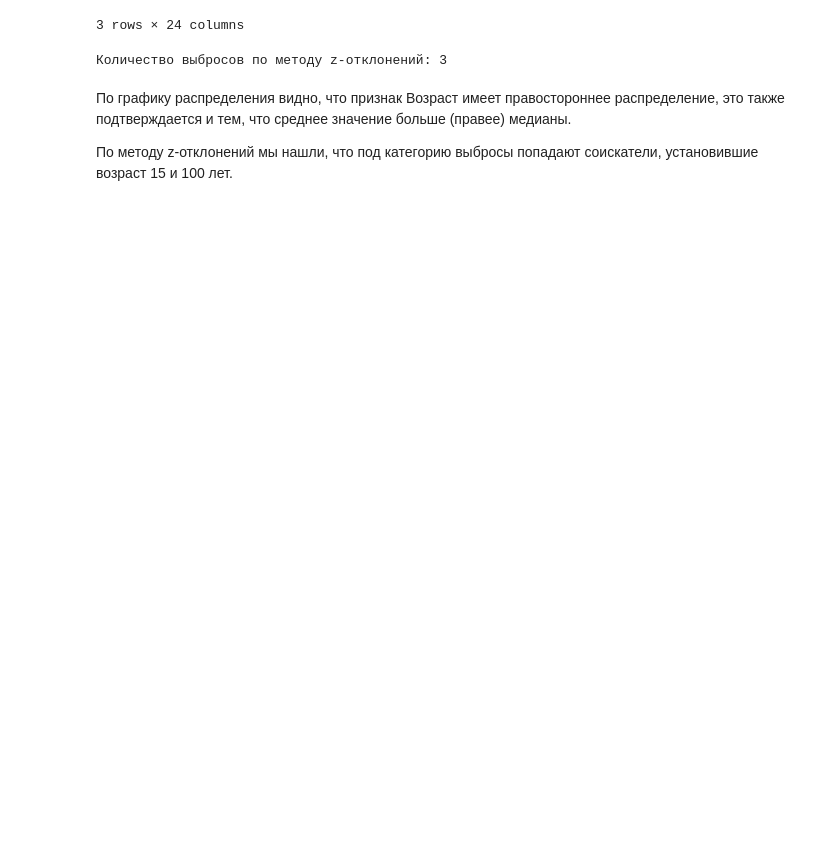
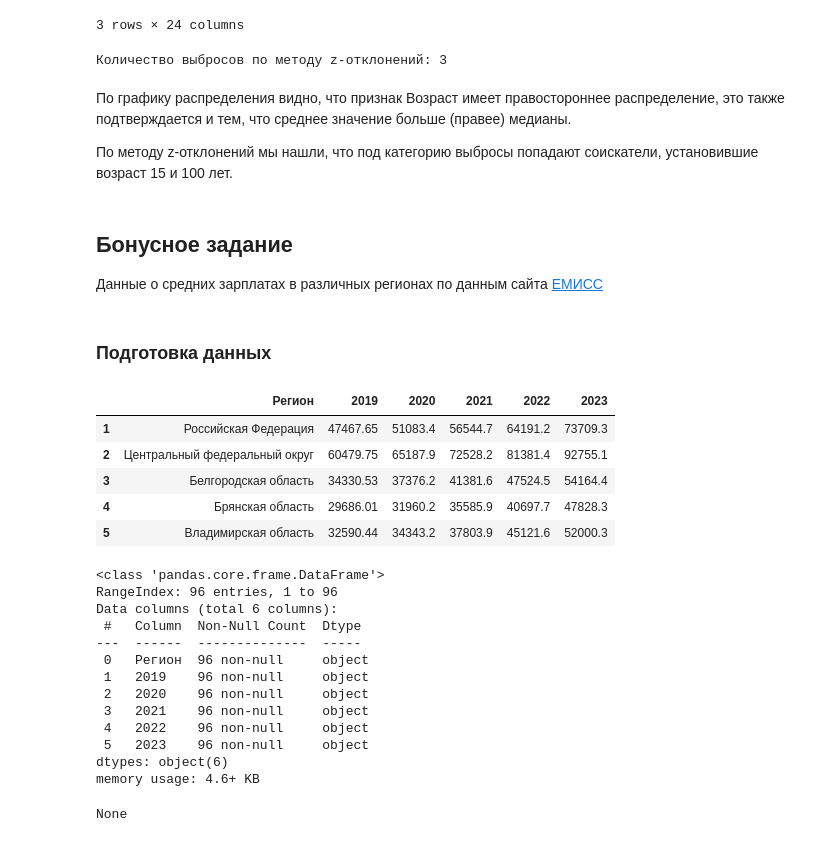
Before and after one commit to ekaterinakaz4255/Data_Analysis, a Jupyter notebook: Project-1. Ноутбук-шаблон.ipynb, the cells around one changed output. Cells and saved outputs as stored; diff of their text form; code cells hidden in the pictures; blank space fills up the shorter version.

Commit message:
Выполнено бонусное задание

```diff
--- a/Project-1. Ноутбук-шаблон.ipynb
+++ b/Project-1. Ноутбук-шаблон.ipynb
@@ -1005,3 +1005,53 @@ df_13.to_csv('Prepared_hh_dataset.csv')
 По графику распределения видно, что признак Возраст имеет правостороннее распределение, это также подтверждается и тем, что среднее значение больше (правее) медианы.
 
 По методу z-отклонений мы нашли, что под категорию выбросы попадают соискатели, установившие возраст 15 и 100 лет.
+# %% [markdown]
+## Бонусное задание
+
+Данные о средних зарплатах в различных регионах по данным сайта [ЕМИСС](https://www.fedstat.ru/indicator/57824)
+# %% [markdown]
+### Подготовка данных
+# %%
+# Загружаем датасет с данными по зарплатам по регионам
+
+mean_salary = pd.read_excel('data.xls', header=2)
+
+# Удаляем первый столбец, так как он не содержит для нас информативной информации
+mean_salary.drop(columns=mean_salary.columns[0], axis=1, inplace=True)
+
+# Вторая строка также не имеет смысла, так как содержит интервал месяцев январь-декабрь
+mean_salary.drop(index=0, inplace=True)
+
+# Переименовываем столбец
+mean_salary.rename(columns={'Unnamed: 1': "Регион"}, inplace=True)
+
+# Форматирование значений столбца "Регион" (убираем лишние пробелы)
+mean_salary['Регион'] = mean_salary['Регион'].apply(lambda x: x.strip())
+
+# Форматирование значений столбца "Регион" (для городов Москва и Санкт-Петербург)
+mean_salary['Регион'] = mean_salary['Регион'].apply(
+    lambda x: 'Москва' if 'Москва' in x else ('Санкт-Петербург' if 'Санкт-Петербург' in x else x))
+
+display(mean_salary.head())
+display(mean_salary.info())
+# %% [output]
+|  | Регион | 2019 | 2020 | 2021 | 2022 | 2023 |
+| 1 | Российская Федерация | 47467.65 | 51083.4 | 56544.7 | 64191.2 | 73709.3 |
+| 2 | Центральный федеральный округ | 60479.75 | 65187.9 | 72528.2 | 81381.4 | 92755.1 |
+| 3 | Белгородская область | 34330.53 | 37376.2 | 41381.6 | 47524.5 | 54164.4 |
+| 4 | Брянская область | 29686.01 | 31960.2 | 35585.9 | 40697.7 | 47828.3 |
+| 5 | Владимирская область | 32590.44 | 34343.2 | 37803.9 | 45121.6 | 52000.3 |
+<class 'pandas.core.frame.DataFrame'>
+RangeIndex: 96 entries, 1 to 96
+Data columns (total 6 columns):
+ #   Column  Non-Null Count  Dtype
+---  ------  --------------  -----
+ 0   Регион  96 non-null     object
+ 1   2019    96 non-null     object
+ 2   2020    96 non-null     object
+ 3   2021    96 non-null     object
+ 4   2022    96 non-null     object
+ 5   2023    96 non-null     object
+dtypes: object(6)
+memory usage: 4.6+ KB
+None
```
Also changed, not shown: parts of 22 cells of this notebook, 2 other files.
